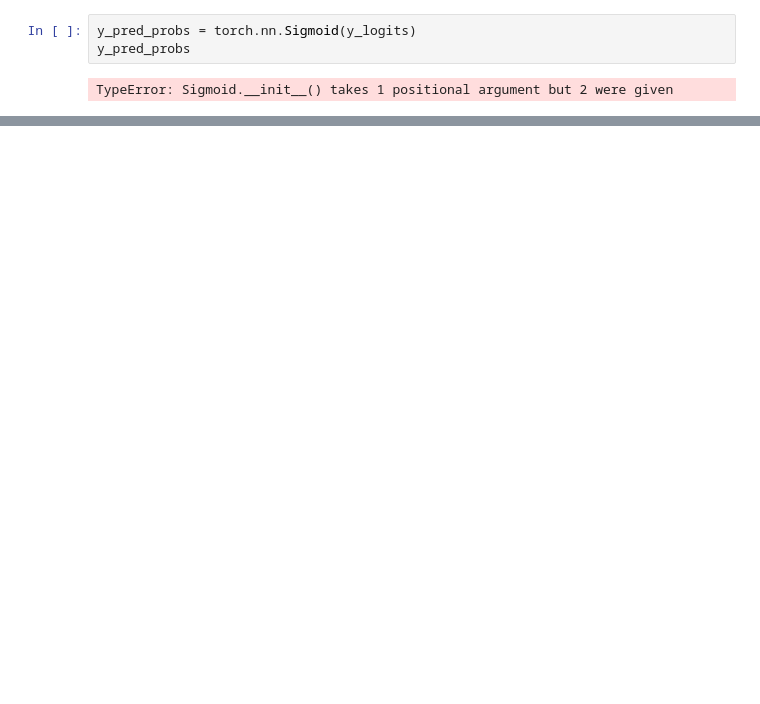
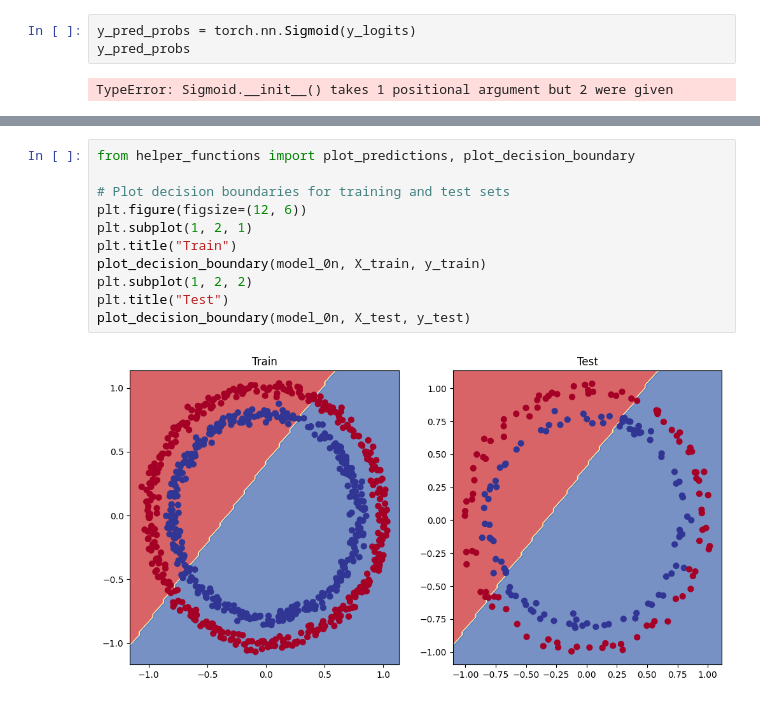
Before and after one commit to mismatchgit/PyTorch-tutorial-freecodecamp, a Jupyter notebook: Pytorch_classification_02.ipynb, the cells around one changed output, grey strips where cells are left out. Cells and saved outputs as stored; diff of their text form; blank space fills up the shorter version.

Commit message:
till plot_decision_boundary

```diff
--- a/Pytorch_classification_02.ipynb
+++ b/Pytorch_classification_02.ipynb
@@ -247,0 +379,13 @@ TypeError: Sigmoid.__init__() takes 1 positional argument but 2 were given
+# %%
+from helper_functions import plot_predictions, plot_decision_boundary
+
+# Plot decision boundaries for training and test sets
+plt.figure(figsize=(12, 6))
+plt.subplot(1, 2, 1)
+plt.title("Train")
+plot_decision_boundary(model_0n, X_train, y_train)
+plt.subplot(1, 2, 2)
+plt.title("Test")
+plot_decision_boundary(model_0n, X_test, y_test)
+# %% [output]
+[figure, added]
```
Also changed, not shown: parts of 9 cells of this notebook.
